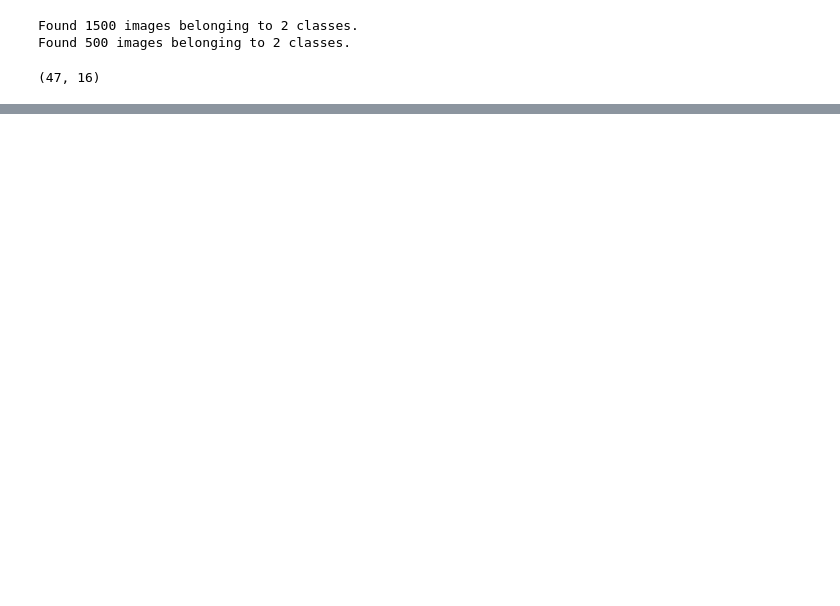
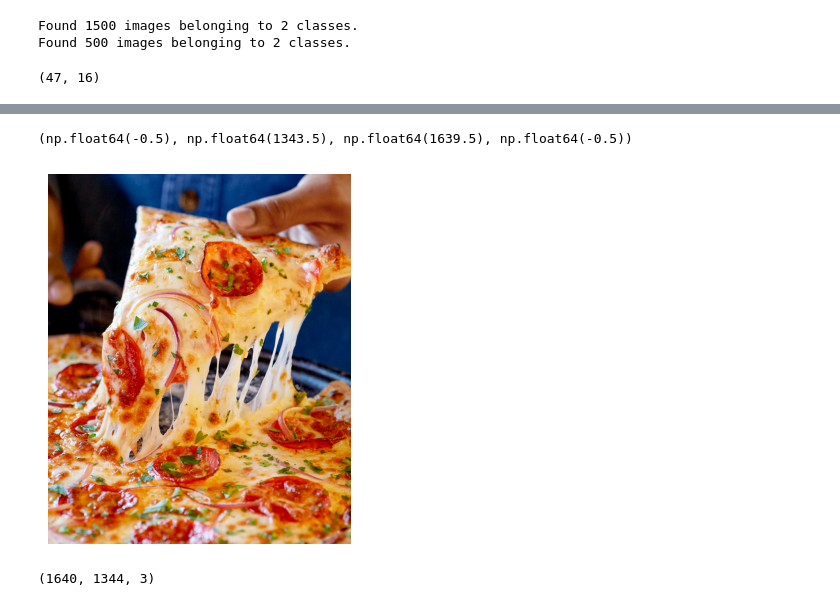
Before and after one commit to LT-Ripjaws/deep-learning, a Jupyter notebook: Exercises/4#-CNN_Computer_Vision_TF.ipynb, the cells around one changed output, grey strips where cells are left out. Cells and saved outputs as stored; diff of their text form; code cells hidden in the pictures; blank space fills up the shorter version.

```diff
--- a/Exercises/4#-CNN_Computer_Vision_TF.ipynb
+++ b/Exercises/4#-CNN_Computer_Vision_TF.ipynb
@@ -365,0 +443,4 @@ Epoch 5/5
+# %%
+# View our example image
+import matplotlib.image as mpimg
+pizza = mpimg.imread("../data/salami-pizza.jpg")
@@ -365,0 +467,10 @@ Epoch 5/5
+# %%
+plt.imshow(pizza)
+plt.axis("off")
+# %% [output]
+(np.float64(-0.5), np.float64(1343.5), np.float64(1639.5), np.float64(-0.5))
+[figure, added]
+# %%
+pizza.shape
+# %% [output]
+(1640, 1344, 3)
```
Also changed, not shown: parts of 23 cells of this notebook, 1 other file.
